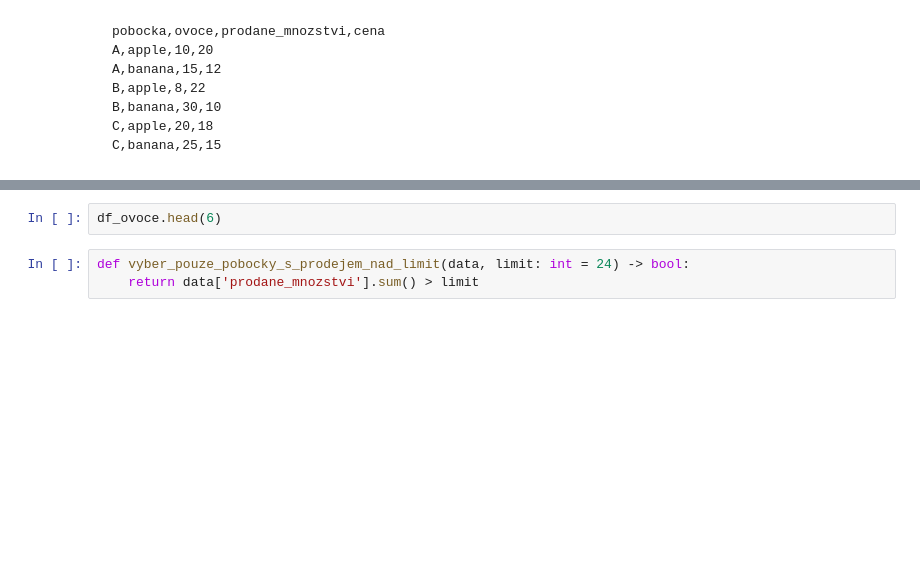
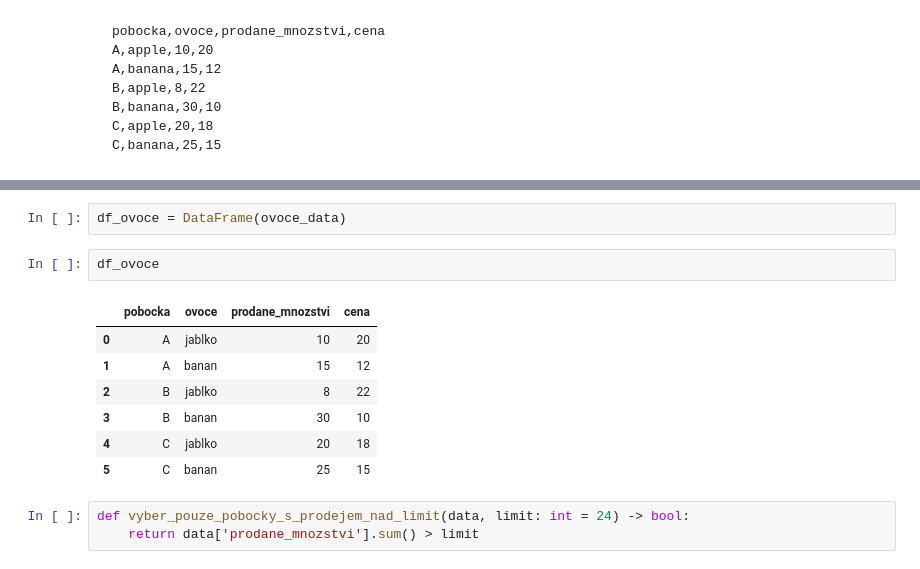
Before and after one commit to Bralor/python-data-2024, a Jupyter notebook: shared/notebooks/lesson03.ipynb, the cells around one changed output, grey strips where cells are left out. Saved outputs shown, nothing was run; the diff lists cells and outputs as text; blank space fills up the shorter version.

```diff
--- a/shared/notebooks/lesson03.ipynb
+++ b/shared/notebooks/lesson03.ipynb
@@ -861,5 +928,15 @@ C,banana,25,15
+# %%
+df_ovoce = DataFrame(ovoce_data)
 # %%
-df_ovoce.head(6)
+df_ovoce
+# %% [output]
+|  | pobocka | ovoce | prodane_mnozstvi | cena |
+| 0 | A | jablko | 10 | 20 |
+| 1 | A | banan | 15 | 12 |
+| 2 | B | jablko | 8 | 22 |
+| 3 | B | banan | 30 | 10 |
+| 4 | C | jablko | 20 | 18 |
+| 5 | C | banan | 25 | 15 |
 # %%
 def vyber_pouze_pobocky_s_prodejem_nad_limit(data, limit: int = 24) -> bool:
     return data['prodane_mnozstvi'].sum() > limit
```
Also changed, not shown: parts of 188 cells of this notebook.
